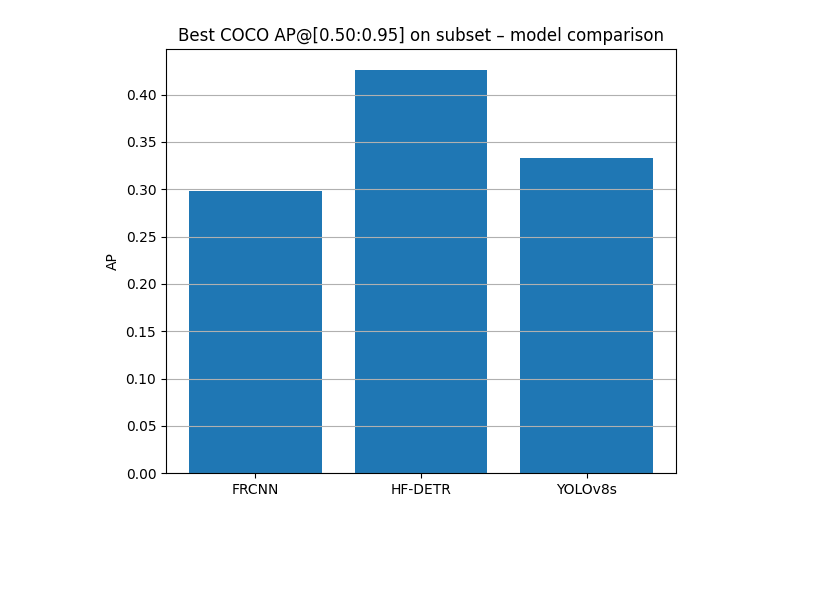
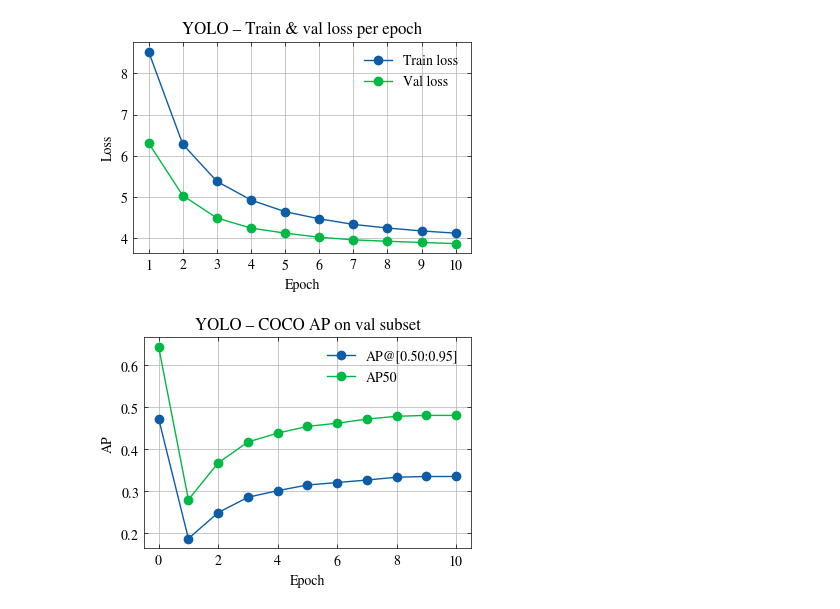
Before and after one commit to FlaneTern/dl-final-project, a Jupyter notebook: plot.ipynb, the cells around one changed output. Cells and saved outputs as stored; diff of their text form; code cells hidden in the pictures; blank space fills up the shorter version.

```diff
--- a/plot.ipynb
+++ b/plot.ipynb
@@ -210,21 +159,40 @@ Index(['epoch', 'time', 'train/box_loss', 'train/cls_loss', 'train/dfl_loss',
-# %%
-# %%
-# best FRCNN AP
-best_frcnn_ap = max(e.get("AP", 0.0) for e in frcnn_hist if e.get("AP") is not None)
-# best DETR AP
-best_detr_ap = max(e.get("AP", 0.0) for e in detr_hist if e.get("AP") is not None)
-# best YOLO AP (take finetuned stage)
-best_yolo_ap = max(e["map"] for e in yolo_hist if e["stage"] == "finetuned")
-
-models = ["FRCNN", "HF-DETR", "YOLOv8s"]
-aps = [best_frcnn_ap, best_detr_ap, best_yolo_ap]
-
-plt.figure(figsize=(6, 5))
-plt.bar(models, aps)
-plt.title("Best COCO AP@[0.50:0.95] on subset – model comparison")
-plt.ylabel("AP")
-plt.grid(axis="y")
-plt.tight_layout()
-plt.show()
-# %% [output]
-[figure, removed]
+# %%
+# %%
+yolo_epochs = [e["epoch"] for e in yolo_hist]
+yolo_train_loss = [e.get("train_loss") for e in yolo_hist]
+yolo_val_loss = [e.get("val_loss") for e in yolo_hist]
+yolo_ap = [e.get("AP") for e in yolo_hist]
+yolo_ap50 = [e.get("AP50") for e in yolo_hist]
+
+plt.figure(figsize=(4, 3))
+plt.plot(yolo_epochs, yolo_train_loss, marker="o", label="Train loss")
+plt.plot(yolo_epochs, yolo_val_loss, marker="o", label="Val loss")
+ax = plt.gca()
+ax.xaxis.set_major_locator(MaxNLocator(integer=True))  # integer major ticks
+ax.minorticks_off()                                    # remove all minor ticks
+plt.title("YOLO – Train & val loss per epoch")
+plt.xlabel("Epoch")
+plt.ylabel("Loss")
+plt.legend()
+plt.grid(True)
+plt.tight_layout()
+plt.savefig("plots/YOLO-loss.pdf", dpi=300)
+plt.show()
+
+plt.figure(figsize=(4, 3))
+plt.plot(yolo_epochs, yolo_ap, marker="o", label="AP@[0.50:0.95]")
+plt.plot(yolo_epochs, yolo_ap50, marker="o", label="AP50")
+ax = plt.gca()
+ax.xaxis.set_major_locator(MaxNLocator(integer=True))  # integer major ticks
+ax.minorticks_off()                                    # remove all minor ticks
+plt.title("YOLO – COCO AP on val subset")
+plt.xlabel("Epoch")
+plt.ylabel("AP")
+plt.legend()
+plt.grid(True)
+plt.tight_layout()
+plt.savefig("plots/YOLO-AP.pdf", dpi=300)
+plt.show()
+# %% [output]
+[figure, added]
+[figure, added]
```
Also changed, not shown: parts of 9 cells of this notebook, 7 other files.
